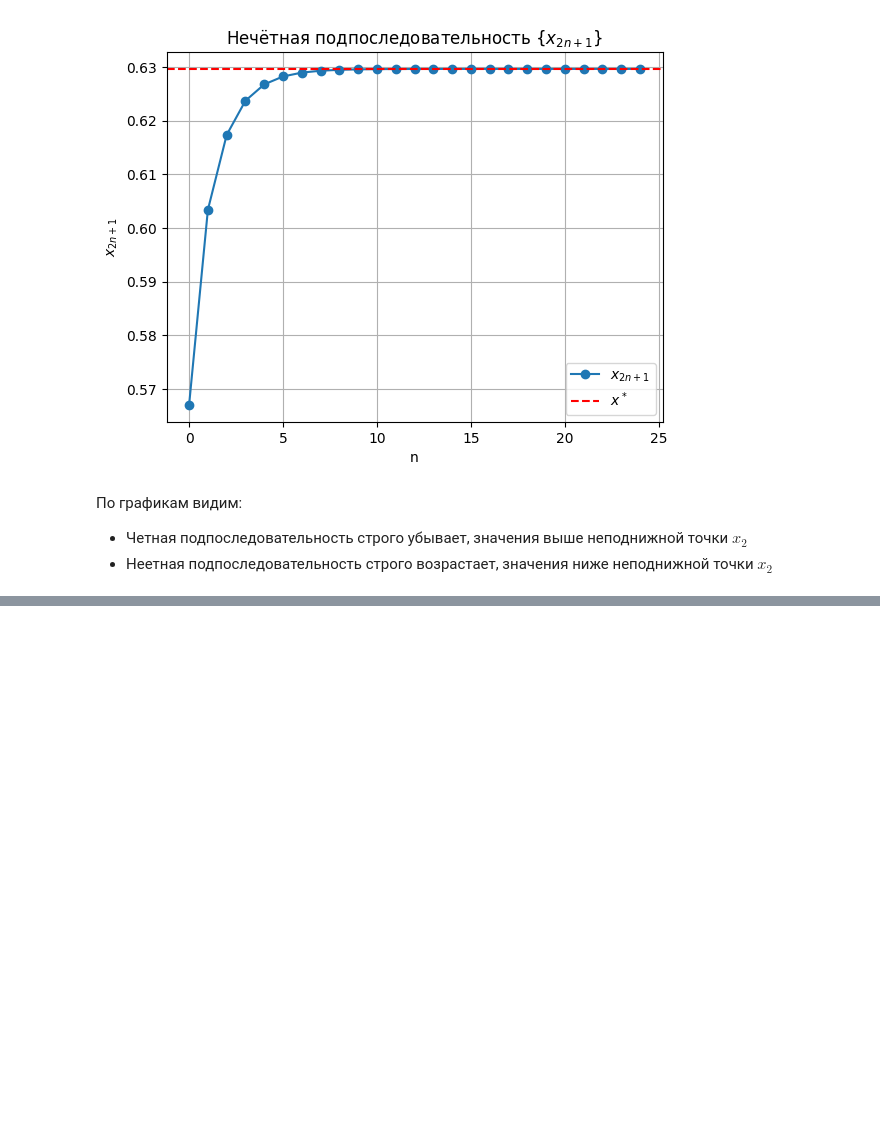
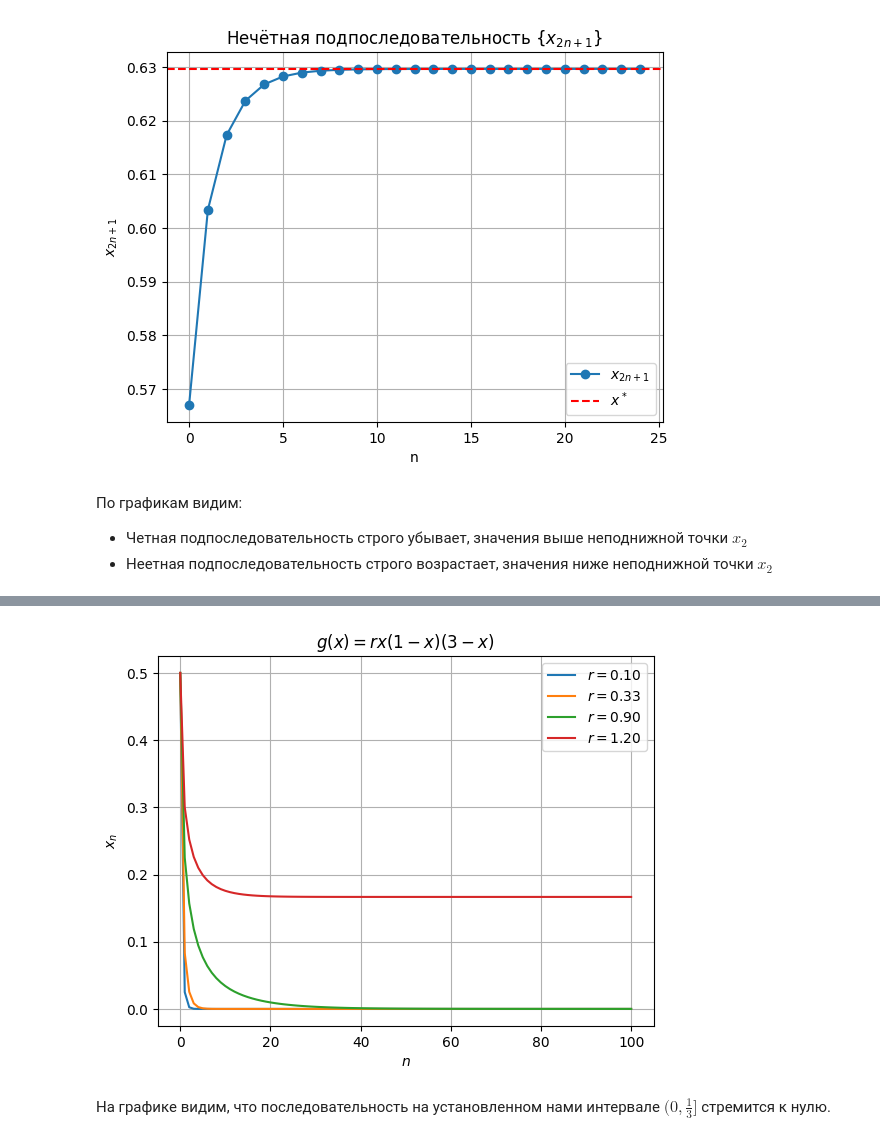
Before and after one commit to gnudda/matan_lab-1, a Jupyter notebook: lab_normal.ipynb, the cells around one changed output, grey strips where cells are left out. Cells and saved outputs as stored; diff of their text form; code cells hidden in the pictures; blank space fills up the shorter version.

```diff
--- a/lab_normal.ipynb
+++ b/lab_normal.ipynb
@@ -248,0 +336,34 @@ plt.show()
+# %%
+def g_sequence_iterate(x0, r, amount):
+    """
+    Функция генерации numpy массива из некоторых последовательных элементов {x_n}
+    x0: первый элемент массива
+    r: параметр
+    amount: кол-во элементов
+    возвращаемое значение: numpy.array
+    """
+    x_list = [x0]
+    x_cur = x0
+    for _ in range(amount):
+        x_cur = logistic_map(x_cur, r)
+        x_list.append(x_cur)
+    return np.array(x_list)
+# %%
+x0 = 0.5
+amount = 100
+r_vars = [.1, 1/3, .9, 1.2]
+# %%
+plt.figure()
+for r in r_vars:
+    xs = g_sequence_iterate(x0, r, amount)
+    plt.plot(range(amount+1), xs, label=fr"$r={r:.2f}$")
+plt.xlabel('$n$')
+plt.ylabel('$x_n$')
+plt.title('$g(x)=r x(1-x)(3-x)$')
+plt.grid(True)
+plt.legend()
+plt.show()
+# %% [output]
+[figure, added]
+# %% [markdown]
+На графике видим, что последовательность на установленном нами интервале $(0, \frac{1}{3}]$ стремится к нулю.
```
Also changed, not shown: parts of 2 cells of this notebook.
